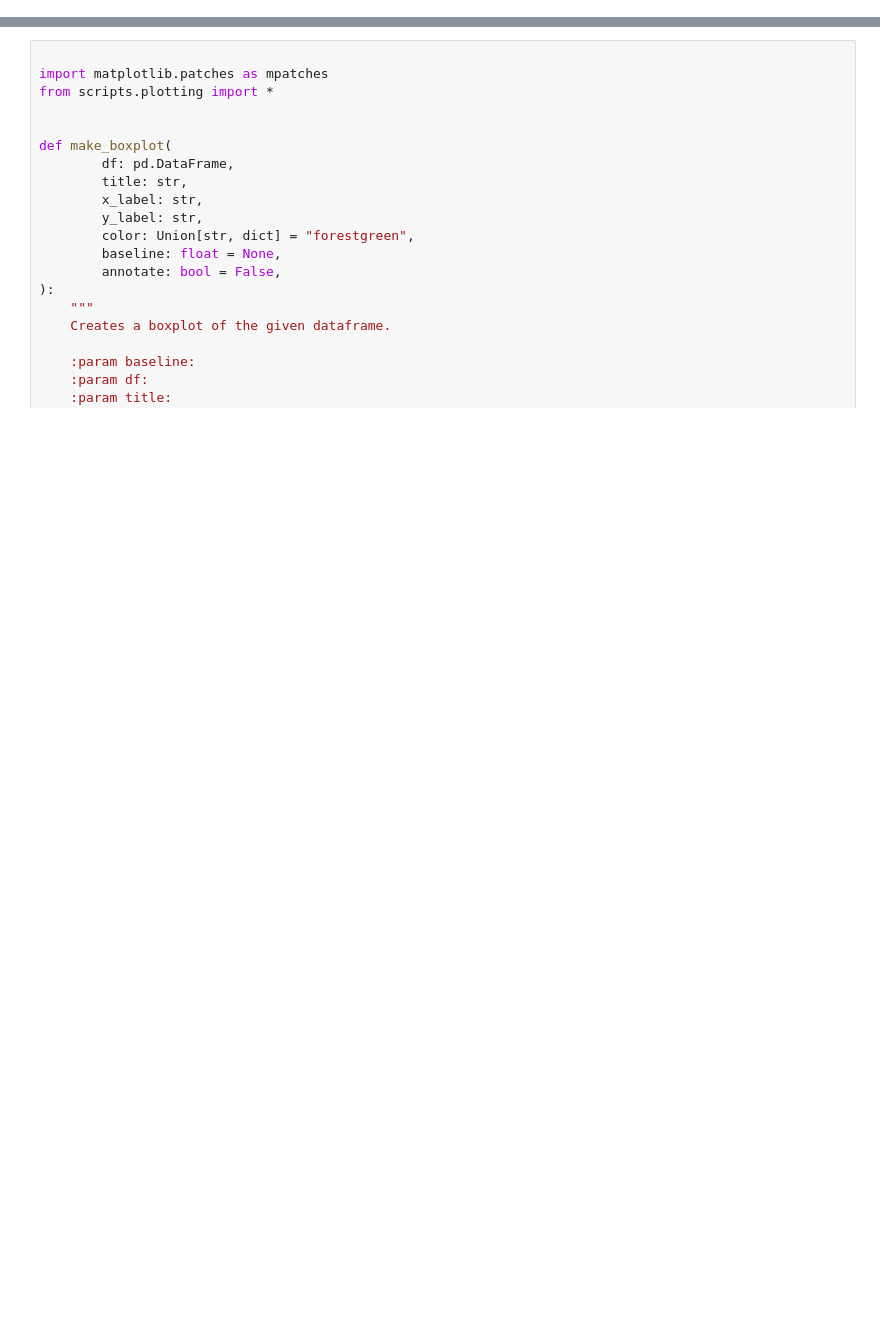
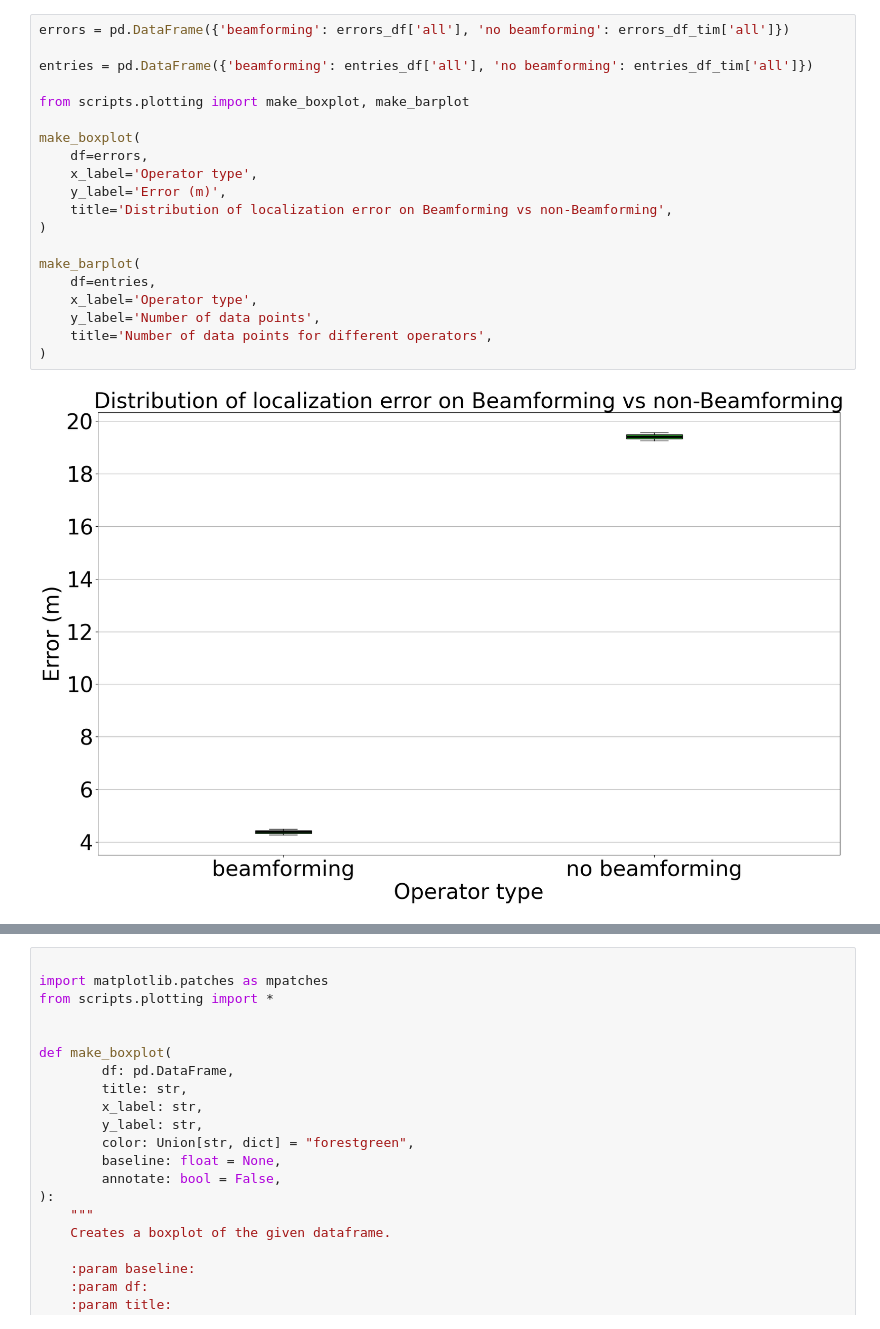
Before and after one commit to Andreas-Espelund/5G_localization, a Jupyter notebook: plotting/plot_frequency.ipynb, the cells around one changed output, grey strips where cells are left out. Drawn from its saved outputs; the diff is of its cells as text; blank space fills up the shorter version.

```diff
--- a/plotting/plot_frequency.ipynb
+++ b/plotting/plot_frequency.ipynb
@@ -47,3 +63,25 @@ entries_df_control = entries_df_control.rename(columns=rename_cols(entries_df_co
 
 def merge_alternate(list1, list2):
     return [x for pair in zip(list1, list2) for x in pair]
+# %%
+errors = pd.DataFrame({'beamforming': errors_df['all'], 'no beamforming': errors_df_tim['all']})
+
+entries = pd.DataFrame({'beamforming': entries_df['all'], 'no beamforming': entries_df_tim['all']})
+
+from scripts.plotting import make_boxplot, make_barplot
+
+make_boxplot(
+    df=errors,
+    x_label='Operator type',
+    y_label='Error (m)',
+    title='Distribution of localization error on Beamforming vs non-Beamforming',
+)
+
+make_barplot(
+    df=entries,
+    x_label='Operator type',
+    y_label='Number of data points',
+    title='Number of data points for different operators',
+)
+# %% [output]
+[figure, added]
```
Also changed, not shown: parts of 5 cells of this notebook, 7 other files.
